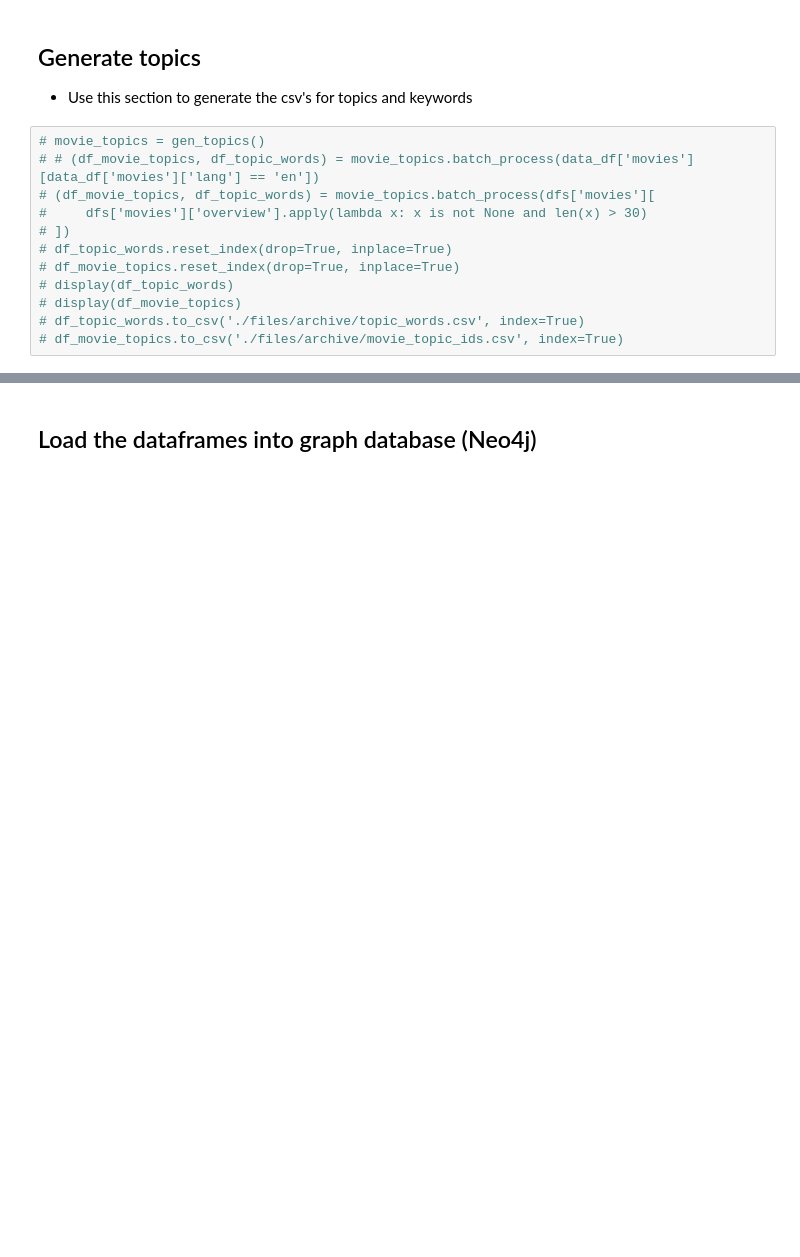
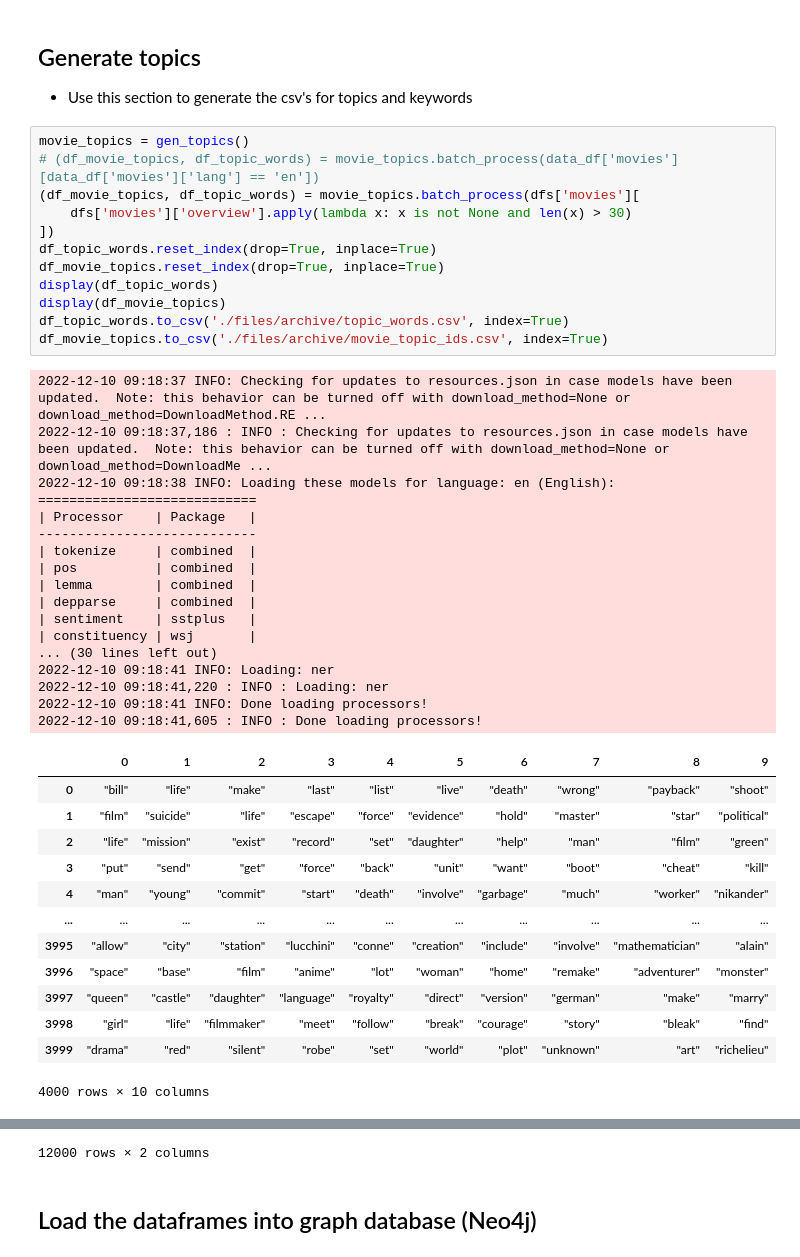
Before and after one commit to leoclo/dse-203, a Jupyter notebook: src/final_app.ipynb, the cells around one changed output, grey strips where cells are left out. Cells and saved outputs as stored; diff of their text form; blank space fills up the shorter version.

```diff
--- a/src/final_app.ipynb
+++ b/src/final_app.ipynb
@@ -55,14 +55,45 @@ Data columns (total 5 columns):
 ## Generate topics
   - Use this section to generate the csv's for topics and keywords
 # %%
-# movie_topics = gen_topics()
-# # (df_movie_topics, df_topic_words) = movie_topics.batch_process(data_df['movies'][data_df['movies']['lang'] == 'en'])
-# (df_movie_topics, df_topic_words) = movie_topics.batch_process(dfs['movies'][
-#     dfs['movies']['overview'].apply(lambda x: x is not None and len(x) > 30)
-# ])
-# df_topic_words.reset_index(drop=True, inplace=True)
-# df_movie_topics.reset_index(drop=True, inplace=True)
-# display(df_topic_words)
-# display(df_movie_topics)
-# df_topic_words.to_csv('./files/archive/topic_words.csv', index=True)
-# df_movie_topics.to_csv('./files/archive/movie_topic_ids.csv', index=True)
+movie_topics = gen_topics()
+# (df_movie_topics, df_topic_words) = movie_topics.batch_process(data_df['movies'][data_df['movies']['lang'] == 'en'])
+(df_movie_topics, df_topic_words) = movie_topics.batch_process(dfs['movies'][
+    dfs['movies']['overview'].apply(lambda x: x is not None and len(x) > 30)
+])
+df_topic_words.reset_index(drop=True, inplace=True)
+df_movie_topics.reset_index(drop=True, inplace=True)
+display(df_topic_words)
+display(df_movie_topics)
+df_topic_words.to_csv('./files/archive/topic_words.csv', index=True)
+df_movie_topics.to_csv('./files/archive/movie_topic_ids.csv', index=True)
+# %% [output]
+2022-12-10 09:18:37 INFO: Checking for updates to resources.json in case models have been updated.  Note: this behavior can be turned off with download_method=None or download_method=DownloadMethod.RE ...
+2022-12-10 09:18:37,186 : INFO : Checking for updates to resources.json in case models have been updated.  Note: this behavior can be turned off with download_method=None or download_method=DownloadMe ...
+2022-12-10 09:18:38 INFO: Loading these models for language: en (English):
+============================
+| Processor    | Package   |
+----------------------------
+| tokenize     | combined  |
+| pos          | combined  |
+| lemma        | combined  |
+| depparse     | combined  |
+| sentiment    | sstplus   |
+| constituency | wsj       |
+... (30 lines left out)
+2022-12-10 09:18:41 INFO: Loading: ner
+2022-12-10 09:18:41,220 : INFO : Loading: ner
+2022-12-10 09:18:41 INFO: Done loading processors!
+2022-12-10 09:18:41,605 : INFO : Done loading processors!
+|  | 0 | 1 | 2 | 3 | 4 | 5 | 6 | 7 | 8 | 9 |
+| 0 | "bill" | "life" | "make" | "last" | "list" | "live" | "death" | "wrong" | "payback" | "shoot" |
+| 1 | "film" | "suicide" | "life" | "escape" | "force" | "evidence" | "hold" | "master" | "star" | "political" |
+| 2 | "life" | "mission" | "exist" | "record" | "set" | "daughter" | "help" | "man" | "film" | "green" |
+| 3 | "put" | "send" | "get" | "force" | "back" | "unit" | "want" | "boot" | "cheat" | "kill" |
+| 4 | "man" | "young" | "commit" | "start" | "death" | "involve" | "garbage" | "much" | "worker" | "nikander" |
+| ... | ... | ... | ... | ... | ... | ... | ... | ... | ... | ... |
+| 3995 | "allow" | "city" | "station" | "lucchini" | "conne" | "creation" | "include" | "involve" | "mathematician" | "alain" |
+| 3996 | "space" | "base" | "film" | "anime" | "lot" | "woman" | "home" | "remake" | "adventurer" | "monster" |
+| 3997 | "queen" | "castle" | "daughter" | "language" | "royalty" | "direct" | "version" | "german" | "make" | "marry" |
+| 3998 | "girl" | "life" | "filmmaker" | "meet" | "follow" | "break" | "courage" | "story" | "bleak" | "find" |
+| 3999 | "drama" | "red" | "silent" | "robe" | "set" | "world" | "plot" | "unknown" | "art" | "richelieu" |
+4000 rows × 10 columns
@@ -69,3 +112,4 @@ Data columns (total 5 columns):
+12000 rows × 2 columns
 # %% [markdown]
 ## Load the dataframes into graph database (Neo4j)
 # %%
```
Also changed, not shown: parts of 1 cell of this notebook, 2 other files.
